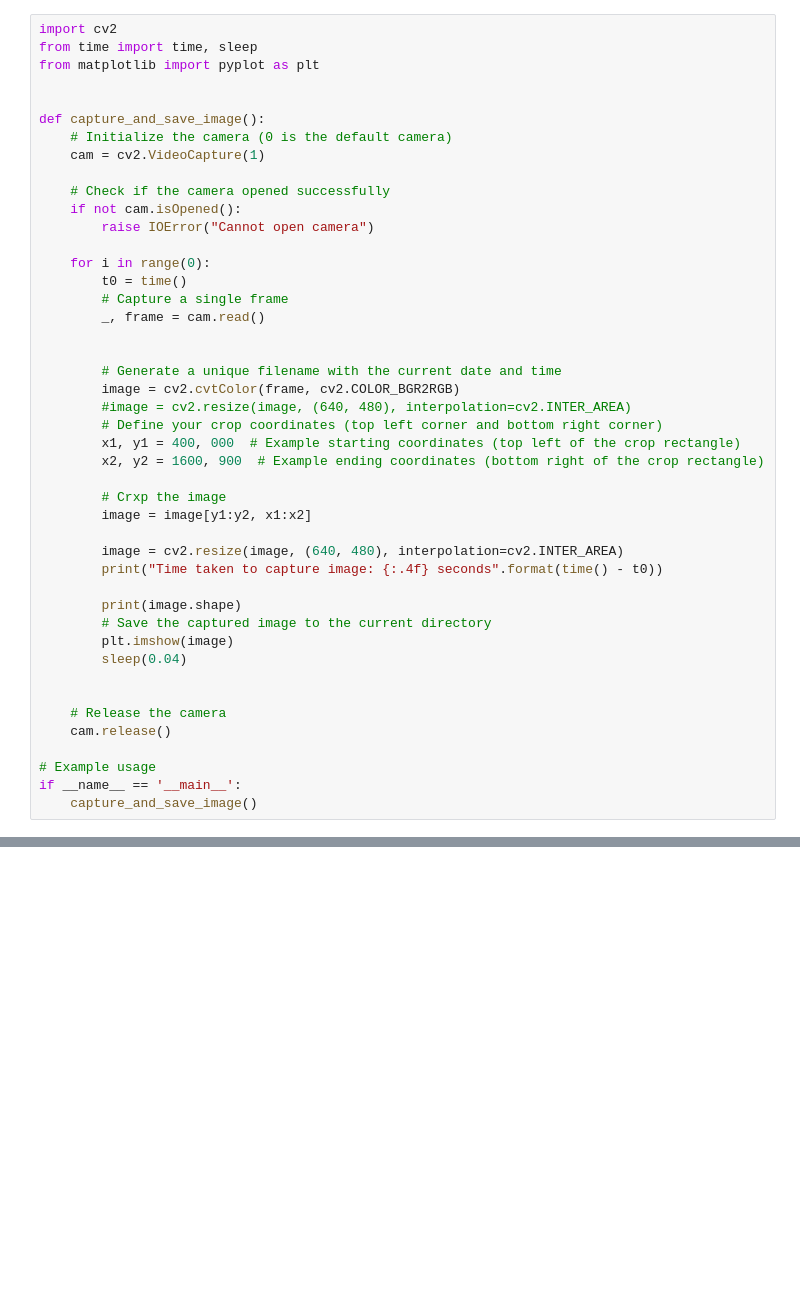
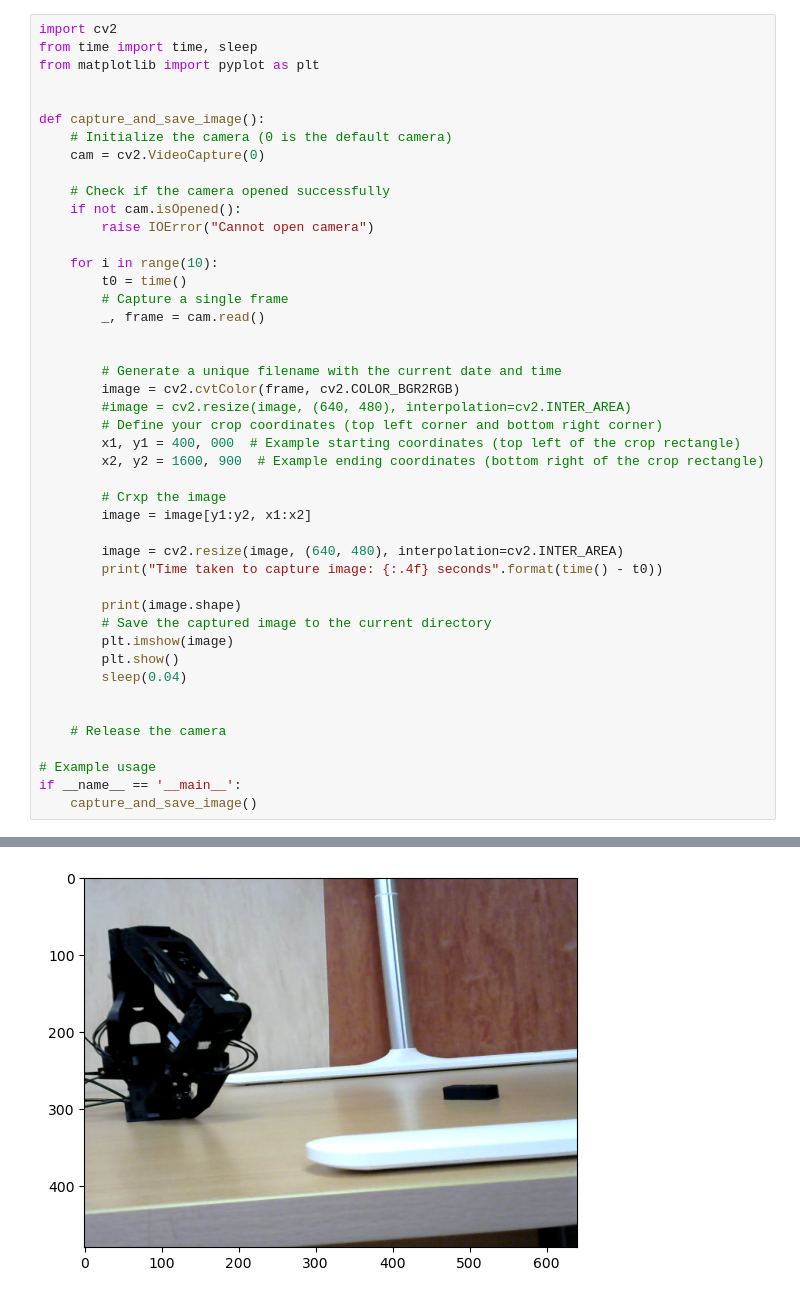
Before and after one commit to WyattZZZZ/ACT, a Jupyter notebook: cam.ipynb, the cells around one changed output, grey strips where cells are left out. Drawn from its saved outputs; the diff is of its cells as text; blank space fills up the shorter version.

```diff
--- a/cam.ipynb
+++ b/cam.ipynb
@@ -6,13 +6,13 @@ from matplotlib import pyplot as plt
 
 def capture_and_save_image():
     # Initialize the camera (0 is the default camera)
-    cam = cv2.VideoCapture(1)
+    cam = cv2.VideoCapture(0)
 
     # Check if the camera opened successfully
     if not cam.isOpened():
         raise IOError("Cannot open camera")
 
-    for i in range(0):
+    for i in range(10):
         t0 = time()
         # Capture a single frame
         _, frame = cam.read()
@@ -34,12 +34,13 @@ def capture_and_save_image():
         print(image.shape)
         # Save the captured image to the current directory
         plt.imshow(image)
+        plt.show()
         sleep(0.04)
 
 
     # Release the camera
-    cam.release()
 
 # Example usage
 if __name__ == '__main__':
     capture_and_save_image()
+# %% [output]
@@ -45,0 +49 @@ if __name__ == '__main__':
+[figure, added]
```
Also changed, not shown: parts of 1 cell of this notebook, 3 other files.
